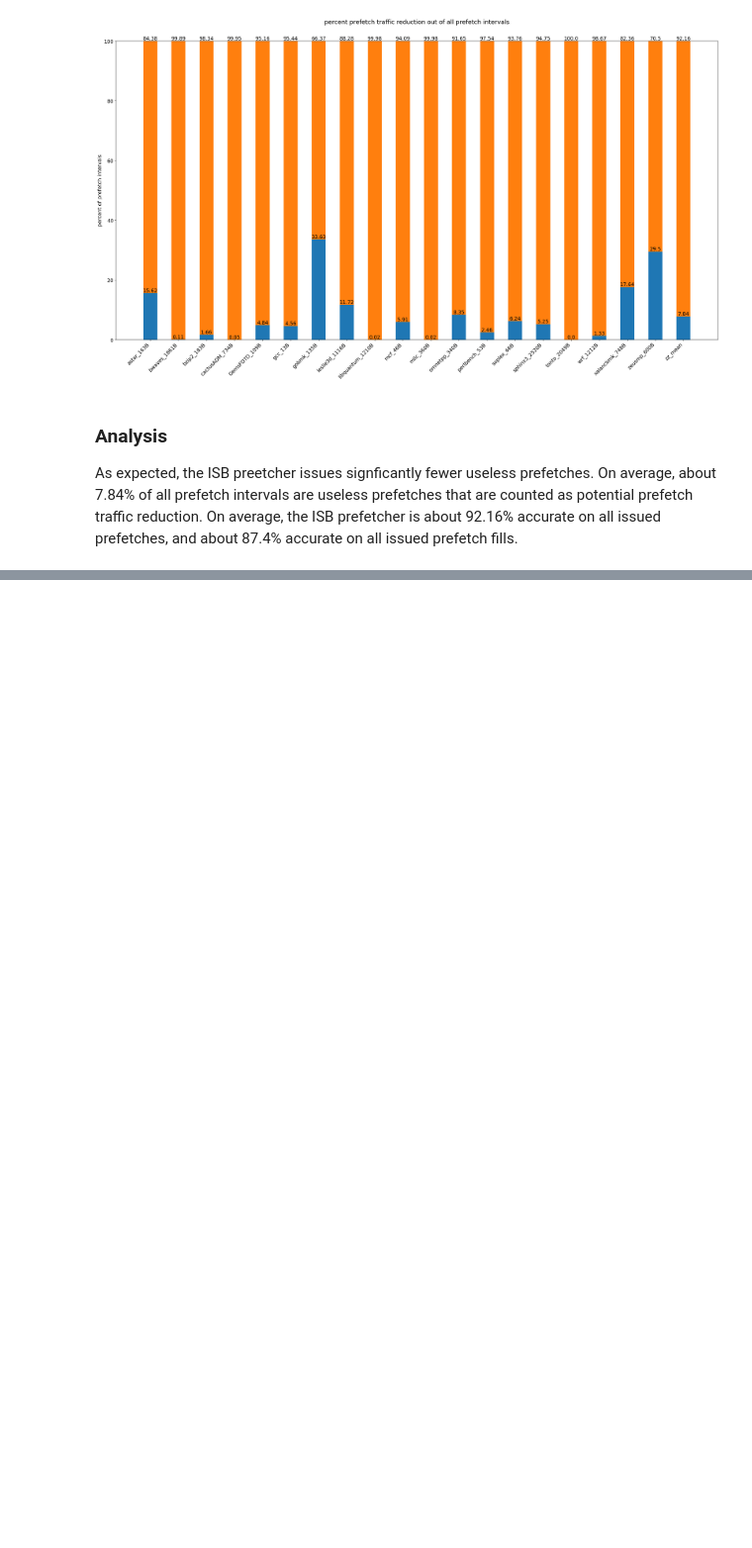
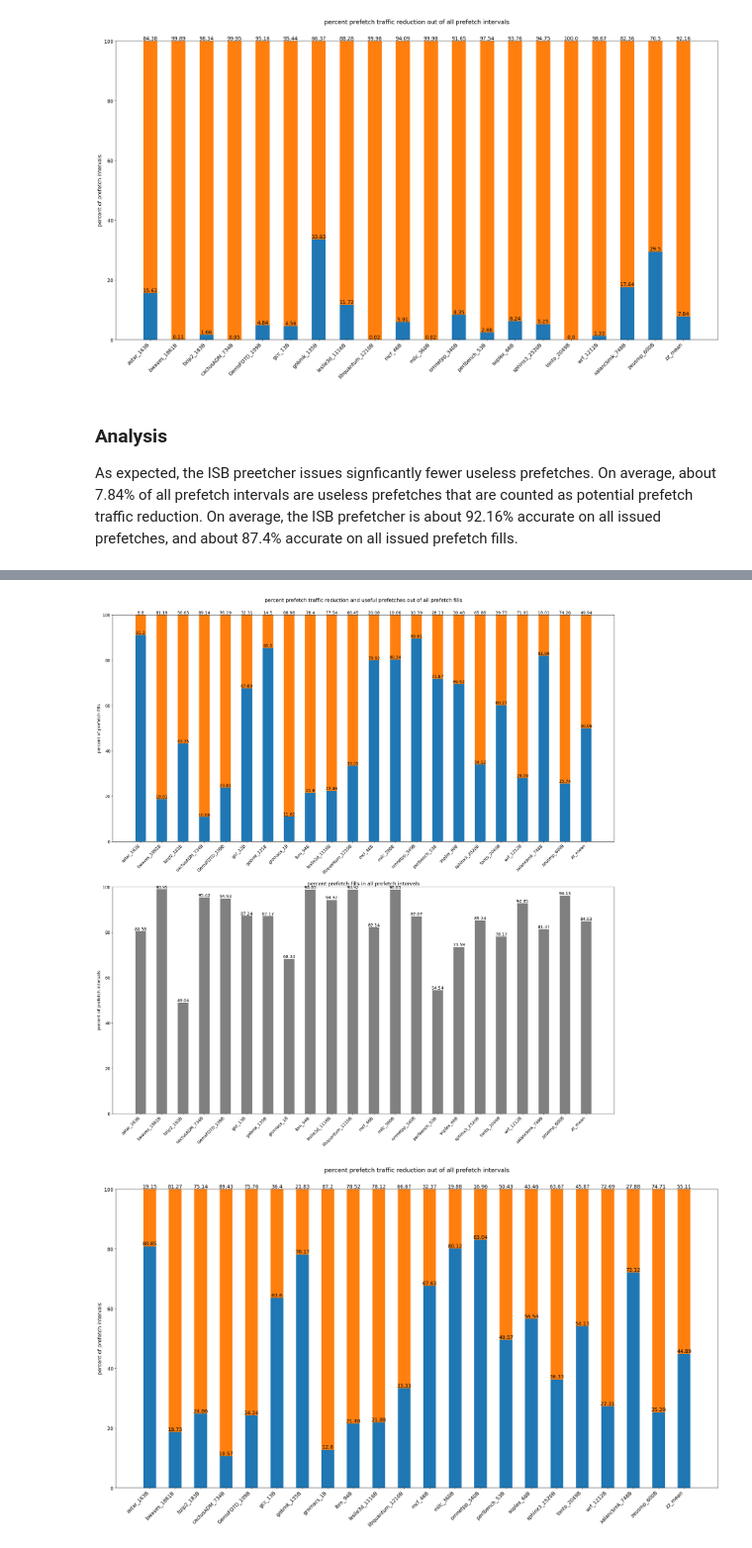
Before and after one commit to Caroline-Li/ChampSim, a Jupyter notebook: notebooks/Prefetch_Traffic_Reduction_Headroom_Study.ipynb, the cells around one changed output, grey strips where cells are left out. Shown at 99% size. Drawn from its saved outputs; the diff is of its cells as text; code cells hidden in the pictures; blank space fills up the shorter version.

```diff
--- a/notebooks/Prefetch_Traffic_Reduction_Headroom_Study.ipynb
+++ b/notebooks/Prefetch_Traffic_Reduction_Headroom_Study.ipynb
@@ -437,0 +452,7 @@ As expected, the ISB preetcher issues signficantly fewer useless prefetches. On
+# %%
+# Harmony with ISB Prefetch Traffic Reduction
+graph_prefetch_traffic_reduction(experiment, experiment_trace_files, traces)
+plt.show()
+# %% [output]
+[figure, added]
+[figure, added]
```
Also changed, not shown: parts of 3 cells of this notebook, 4 other files.
